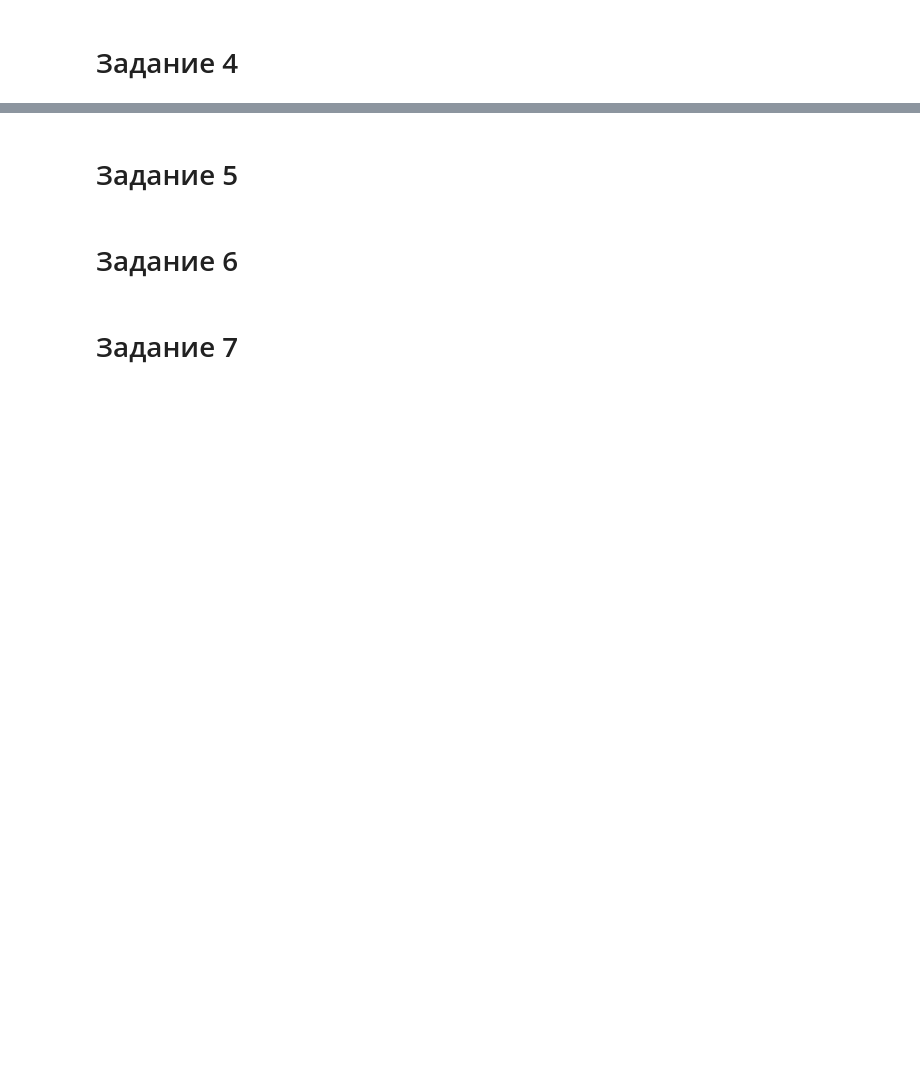
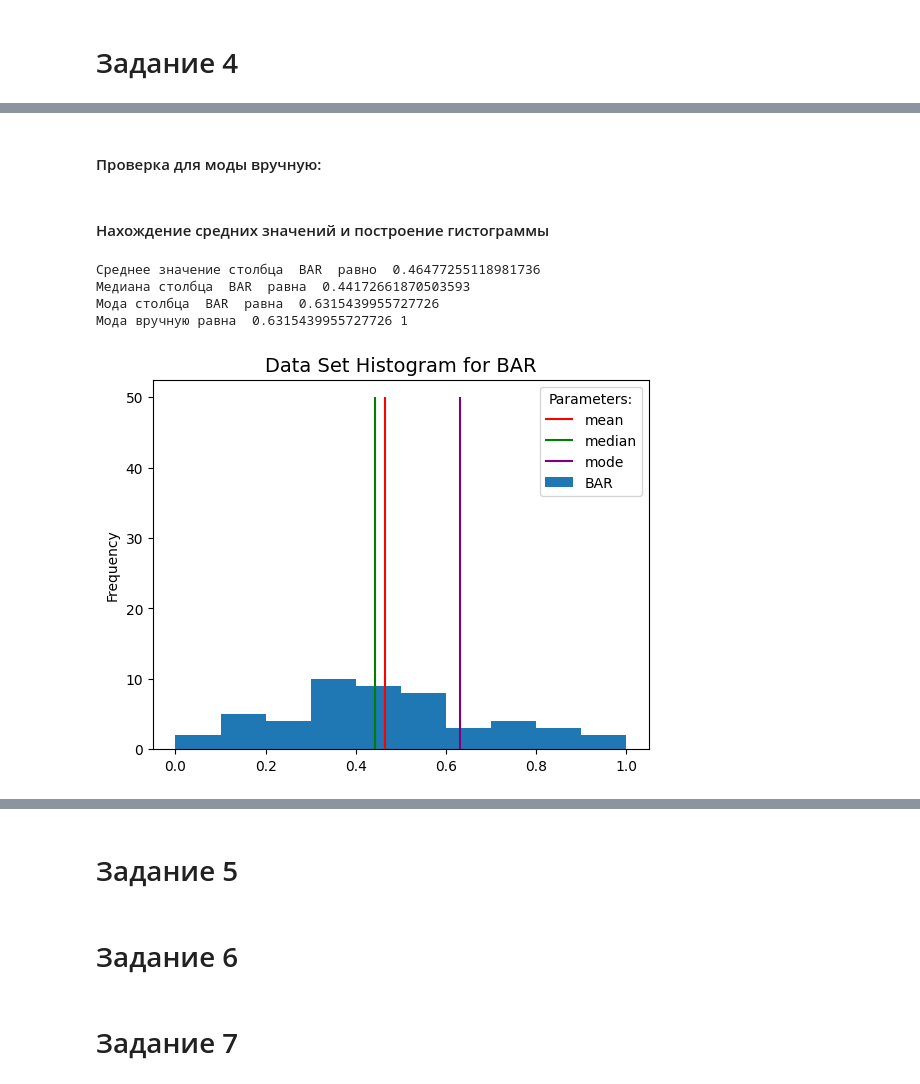
Before and after one commit to ForwardMoth/stdb_lab, a Jupyter notebook: lab3/lab3.ipynb, the cells around one changed output, grey strips where cells are left out. Drawn from its saved outputs; the diff is of its cells as text; code cells hidden in the pictures; blank space fills up the shorter version.

```diff
--- a/lab3/lab3.ipynb
+++ b/lab3/lab3.ipynb
@@ -146,0 +173,3 @@ df.head()
+# %%
+df = df.dropna()
+df
@@ -148,0 +200,49 @@ df.head()
+# %%
+def mmm(xxx):
+    print("Среднее арифметическое значение столбца ",xxx," равно ",st.mean(df[xxx]))
+    print("Медиана столбца ",xxx," равна ",st.median(df[xxx]))
+    print("Мода столбца ",xxx," равна ",st.mode(df[xxx]))
+# %%
+def histmmm(xxx):
+    fig, ax = plt.subplots()
+    ax.vlines(st.mean(df[xxx]), 0, df[xxx].size, colors="Red", label="mean")
+    ax.vlines(st.median(df[xxx]), 0, df[xxx].size, colors="Green", label="median")
+    ax.vlines(st.mode(df[xxx]), 0, df[xxx].size, colors="Purple", label="mode")
+    df[xxx].plot.hist()
+    plt.title(f'Data Set Histogram for {xxx}', fontsize=14)
+    plt.legend(title="Parameters:")
+    plt.show()
+# %% [markdown]
+#### Проверка для моды вручную:
+# %%
+def check_moda(xxx):
+# Создаём пустой словарь, в котором будем считать количество появлений цен
+    counts = {}
+    for p in df[xxx]:
+        if p not in counts:
+            counts[p] = 1
+        else:
+            counts[p] += 1
+
+# df_count_BAR = pd.DataFrame({'BAR': BAR_counts})
+# print(df_count_BAR)
+# Проходимся по словарю и ищем максимальное количество повторений
+    maxp = 0
+    mode_price = None
+    for k, v in counts.items():
+        if maxp < v:
+            maxp = v
+            mode_price = k
+    print("Мода вручную равна ",mode_price, maxp)
+# %% [markdown]
+#### Нахождение средних значений и построение гистограммы
+# %%
+mmm('BAR')
+check_moda('BAR')
+histmmm('BAR')
+# %% [output]
+Среднее значение столбца  BAR  равно  0.46477255118981736
+Медиана столбца  BAR  равна  0.44172661870503593
+Мода столбца  BAR  равна  0.6315439955727726
+Мода вручную равна  0.6315439955727726 1
+[figure, added]
```
Also changed, not shown: parts of 14 cells of this notebook.
